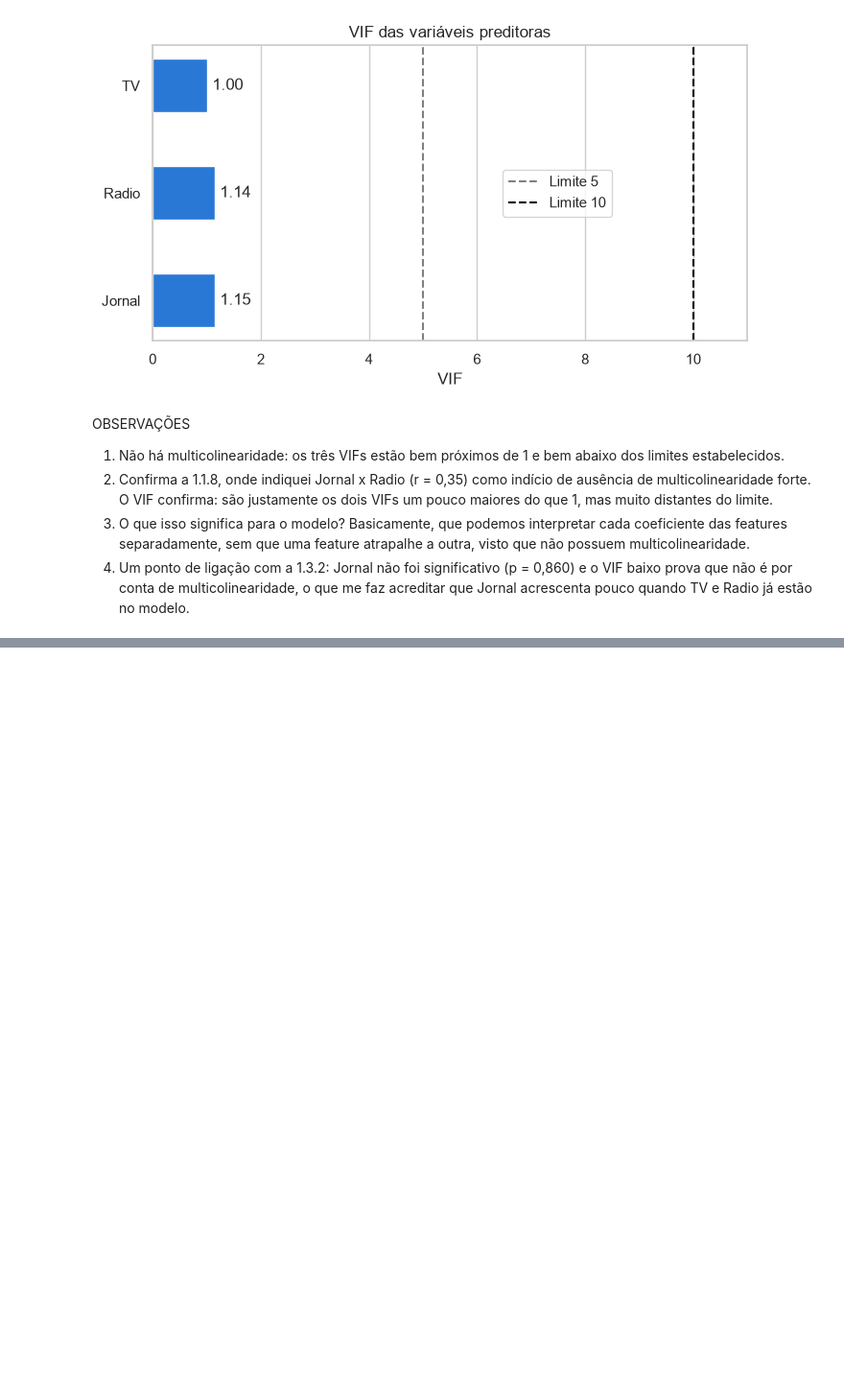
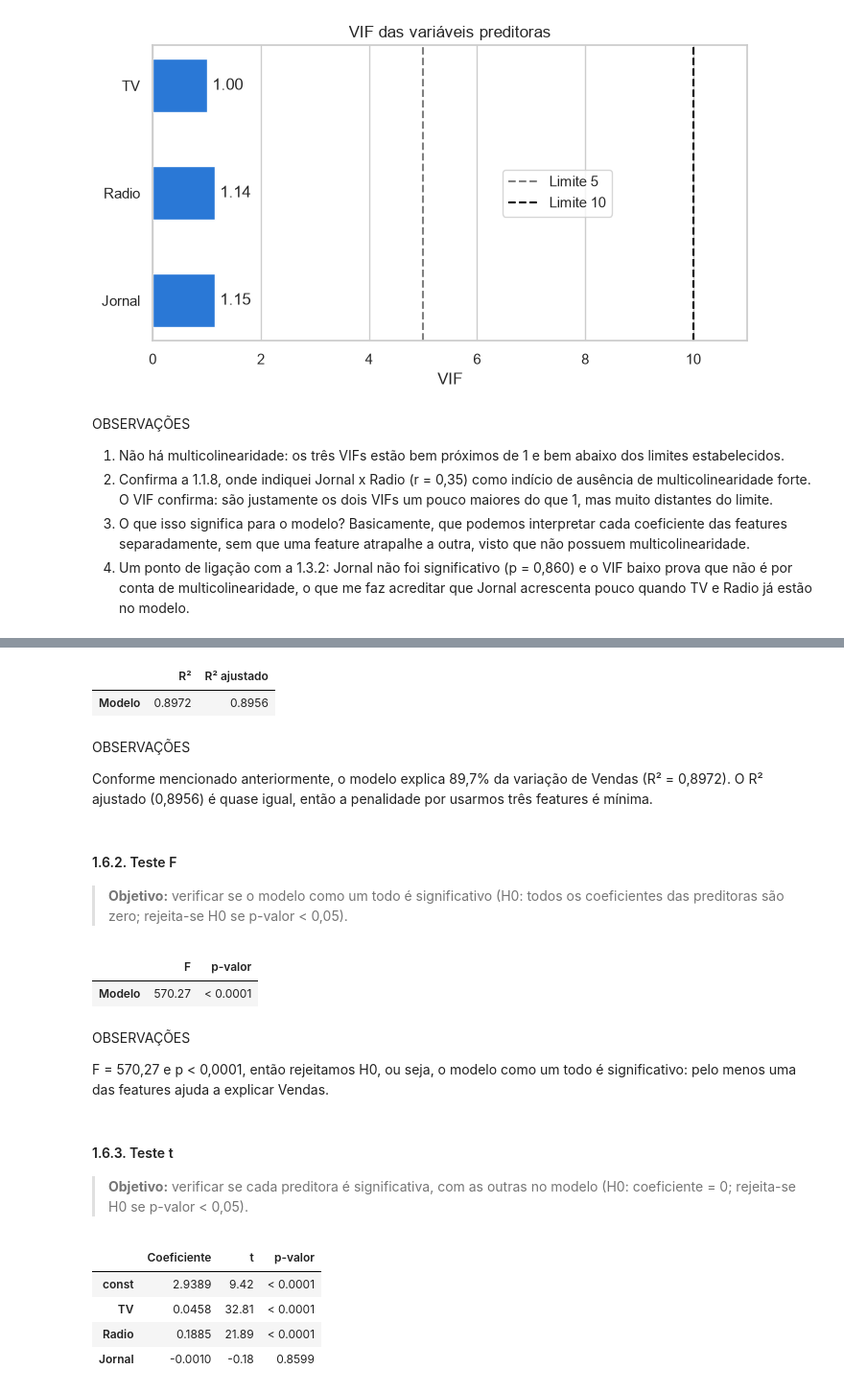
Before and after one commit to joaopdroslv/modelos-de-regressao-pucminas, a Jupyter notebook: Atividades/Lista_1/notebooks/Lista_1 - Análises.ipynb, the cells around one changed output, grey strips where cells are left out. Shown at 96% size. Saved outputs shown, nothing was run; the diff lists cells and outputs as text; code cells hidden in the pictures; blank space fills up the shorter version.

```diff
--- a/Atividades/Lista_1/notebooks/Lista_1 - Análises.ipynb
+++ b/Atividades/Lista_1/notebooks/Lista_1 - Análises.ipynb
@@ -679,0 +688,45 @@ OBSERVAÇÕES
+# %%
+pd.DataFrame({
+    'R²': [round(modelo_prop.rsquared, 4)],
+    'R² ajustado': [round(modelo_prop.rsquared_adj, 4)]
+}, index=['Modelo'])
+# %% [output]
+|  | R² | R² ajustado |
+| Modelo | 0.8972 | 0.8956 |
+# %% [markdown]
+OBSERVAÇÕES
+
+Conforme mencionado anteriormente, o modelo explica 89,7% da variação de Vendas (R² = 0,8972). O R² ajustado (0,8956) é quase igual, então a penalidade por usarmos três features é mínima.
+# %% [markdown]
+#### 1.6.2. Teste F
+
+> **Objetivo:** verificar se o modelo como um todo é significativo (H0: todos os coeficientes das preditoras são zero; rejeita-se H0 se p-valor < 0,05).
+# %%
+pd.DataFrame({
+    'F': [round(modelo_prop.fvalue, 2)],
+    'p-valor': [formata_p(modelo_prop.f_pvalue)]
+}, index=['Modelo'])
+# %% [output]
+|  | F | p-valor |
+| Modelo | 570.27 | < 0.0001 |
+# %% [markdown]
+OBSERVAÇÕES
+
+F = 570,27 e p < 0,0001, então rejeitamos H0, ou seja, o modelo como um todo é significativo: pelo menos uma das features ajuda a explicar Vendas.
+# %% [markdown]
+#### 1.6.3. Teste t
+
+> **Objetivo:** verificar se cada preditora é significativa, com as outras no modelo (H0: coeficiente = 0; rejeita-se H0 se p-valor < 0,05).
+# %%
+teste_t = pd.DataFrame({
+    'Coeficiente': modelo_prop.params.round(4),
+    't': modelo_prop.tvalues.round(2),
+    'p-valor': modelo_prop.pvalues.apply(formata_p)
+})
+teste_t
+# %% [output]
+|  | Coeficiente | t | p-valor |
+| const | 2.9389 | 9.42 | < 0.0001 |
+| TV | 0.0458 | 32.81 | < 0.0001 |
+| Radio | 0.1885 | 21.89 | < 0.0001 |
+| Jornal | -0.0010 | -0.18 | 0.8599 |
```
Also changed, not shown: parts of 5 cells of this notebook.
